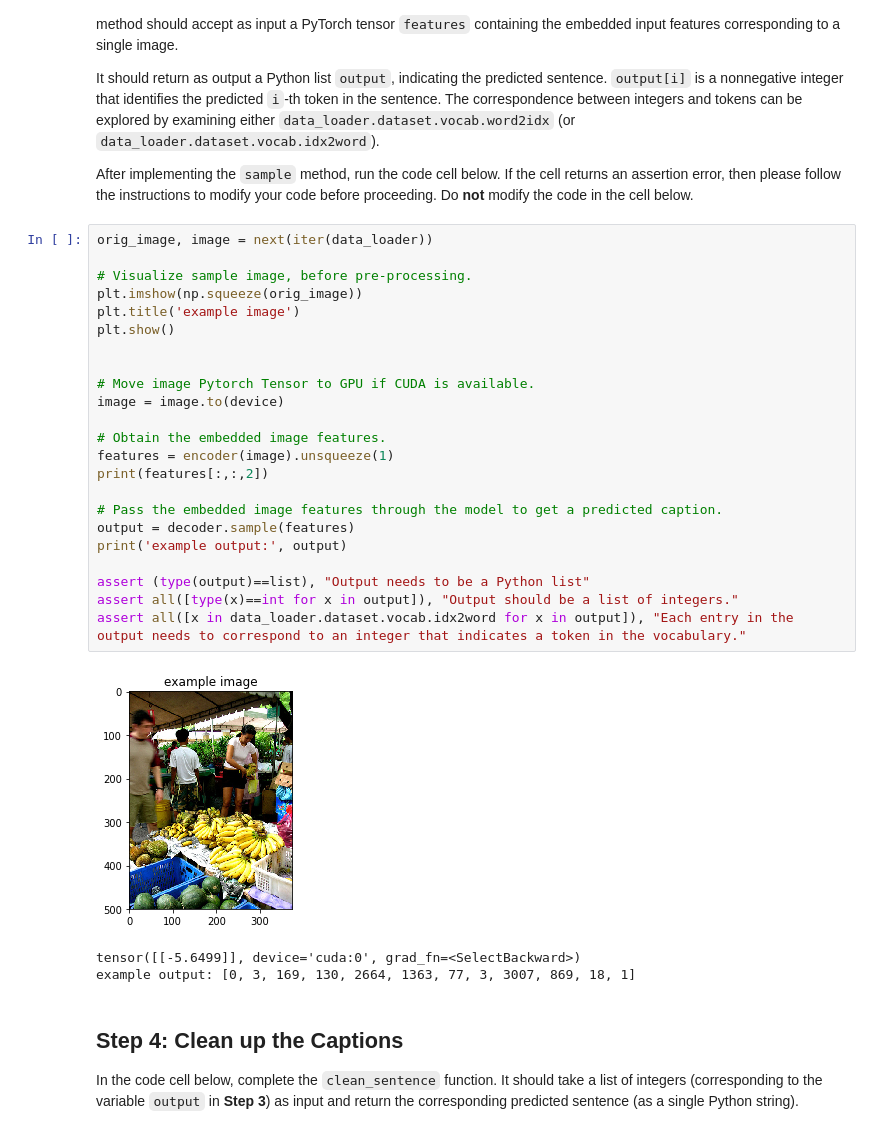
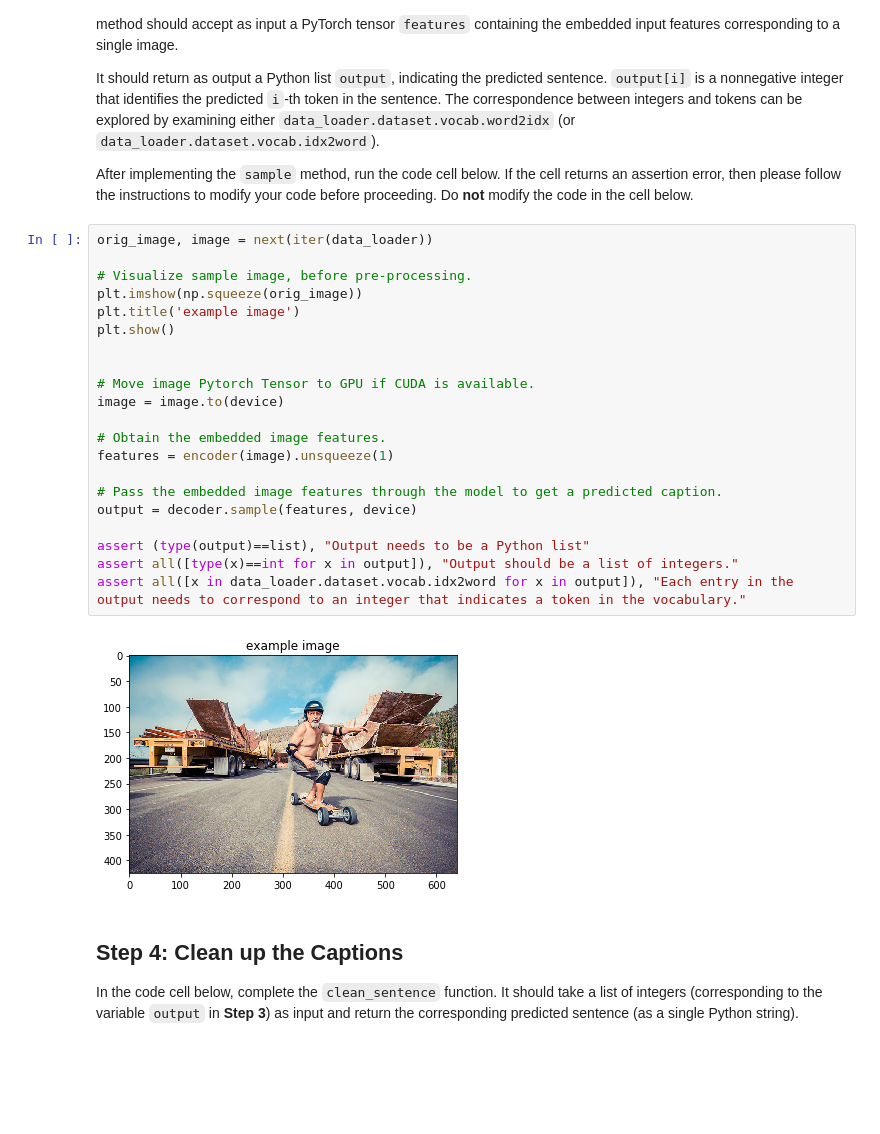
Before and after one commit to harshnandan/CVND_p2_image_captioning_project, a Jupyter notebook: 3_Inference.ipynb, the cells around one changed output. Cells and saved outputs as stored; diff of their text form; blank space fills up the shorter version.

```diff
--- a/3_Inference.ipynb
+++ b/3_Inference.ipynb
@@ -142,30 +142,26 @@ After implementing the `sample` method, run the code cell below.  If the cell re
 # %%
 orig_image, image = next(iter(data_loader))
 
 # Visualize sample image, before pre-processing.
 plt.imshow(np.squeeze(orig_image))
 plt.title('example image')
 plt.show()
 
 
 # Move image Pytorch Tensor to GPU if CUDA is available.
 image = image.to(device)
 
 # Obtain the embedded image features.
 features = encoder(image).unsqueeze(1)
-print(features[:,:,2])
 
 # Pass the embedded image features through the model to get a predicted caption.
-output = decoder.sample(features)
-print('example output:', output)
+output = decoder.sample(features, device)
 
 assert (type(output)==list), "Output needs to be a Python list"
 assert all([type(x)==int for x in output]), "Output should be a list of integers."
 assert all([x in data_loader.dataset.vocab.idx2word for x in output]), "Each entry in the output needs to correspond to an integer that indicates a token in the vocabulary."
 # %% [output]
-[figure, old version]
+[figure, new version]
-tensor([[-5.6499]], device='cuda:0', grad_fn=<SelectBackward>)
-example output: [0, 3, 169, 130, 2664, 1363, 77, 3, 3007, 869, 18, 1]
 # %% [markdown]
 <a id='step4'></a>
 ## Step 4: Clean up the Captions
```
Also changed, not shown: parts of 1 cell of this notebook, 1 other file.
